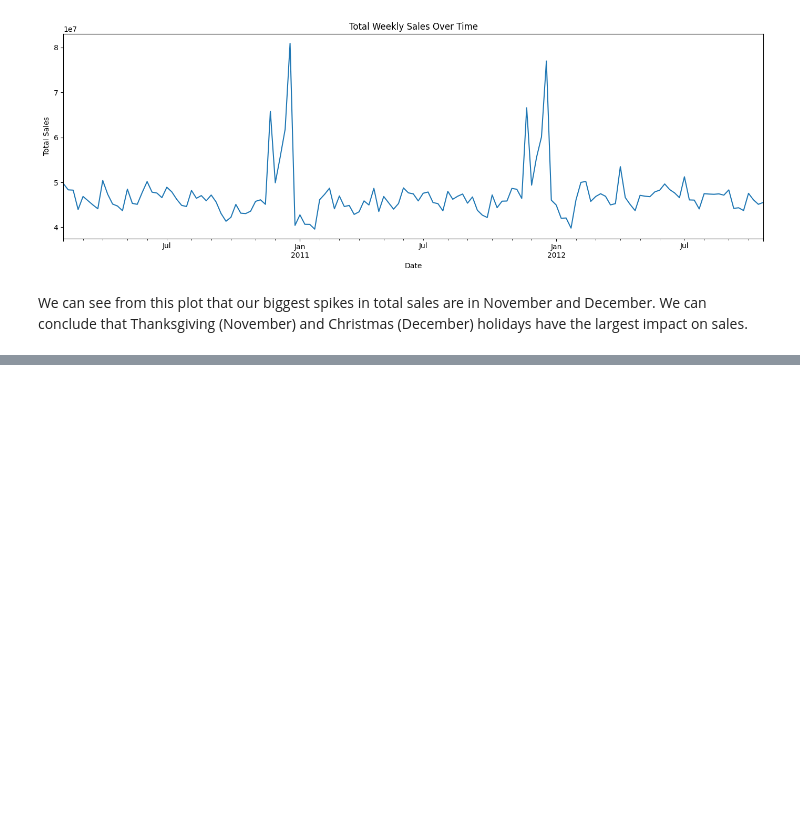
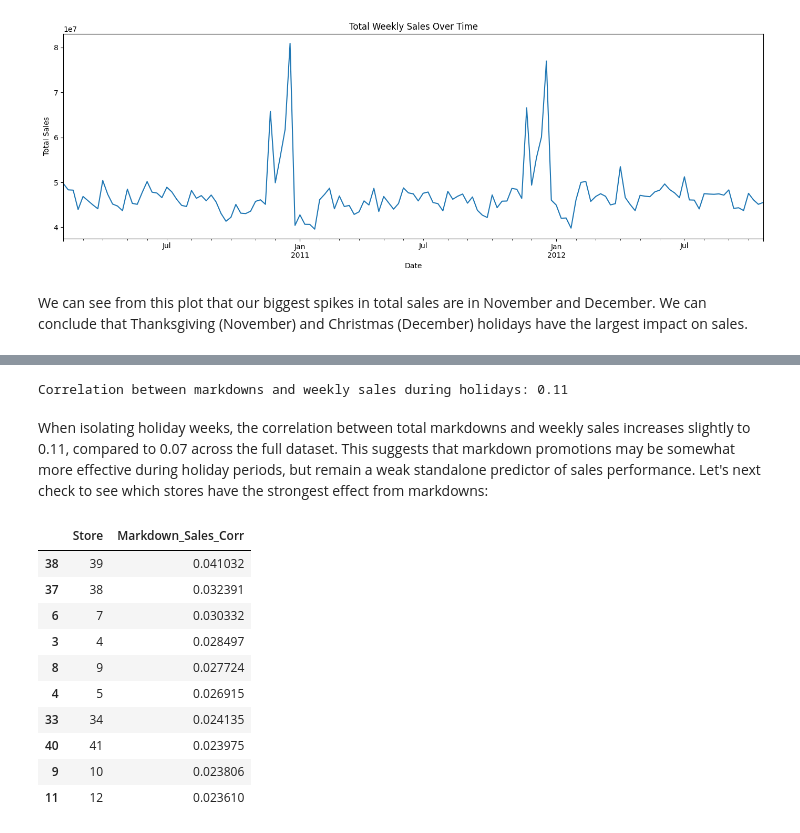
Before and after one commit to Richard-wv/wmca-da-project1, a Jupyter notebook: jupyter_notebooks/wmca-da-project1.ipynb, the cells around one changed output, grey strips where cells are left out. Saved outputs shown, nothing was run; the diff lists cells and outputs as text; code cells hidden in the pictures; blank space fills up the shorter version.

```diff
--- a/jupyter_notebooks/wmca-da-project1.ipynb
+++ b/jupyter_notebooks/wmca-da-project1.ipynb
@@ -448,0 +479,32 @@ We can conclude that Thanksgiving (November) and Christmas (December) holidays h
+# %%
+holiday_df = df[df['IsHoliday'] == True]
+
+holiday_corr = holiday_df[['Total_MarkDown', 'Weekly_Sales']].corr().iloc[0,1]
+print(f"Correlation between markdowns and weekly sales during holidays: {holiday_corr:.2f}")
+# %% [output]
+Correlation between markdowns and weekly sales during holidays: 0.11
+# %% [markdown]
+When isolating holiday weeks, the correlation between total markdowns and weekly sales increases slightly to 0.11, compared to 0.07 across the full dataset.
+This suggests that markdown promotions may be somewhat more effective during holiday periods, but remain a weak standalone predictor of sales performance.
+Let's next check to see which stores have the strongest effect from markdowns:
+# %%
+store_corrs = df.groupby('Store').apply(
+    lambda x: x[['Total_MarkDown', 'Weekly_Sales']].corr().iloc[0,1]
+).reset_index(name='Markdown_Sales_Corr')
+
+top_stores = store_corrs.sort_values('Markdown_Sales_Corr', ascending=False).head(10)
+bottom_stores = store_corrs.sort_values('Markdown_Sales_Corr', ascending=True).head(10)
+
+top_stores # Display top 10 stores with highest correlation
+# %% [output]
+|  | Store | Markdown_Sales_Corr |
+| 38 | 39 | 0.041032 |
+| 37 | 38 | 0.032391 |
+| 6 | 7 | 0.030332 |
+| 3 | 4 | 0.028497 |
+| 8 | 9 | 0.027724 |
+| 4 | 5 | 0.026915 |
+| 33 | 34 | 0.024135 |
+| 40 | 41 | 0.023975 |
+| 9 | 10 | 0.023806 |
+| 11 | 12 | 0.023610 |
```
Also changed, not shown: parts of 15 cells of this notebook, 1 other file.
